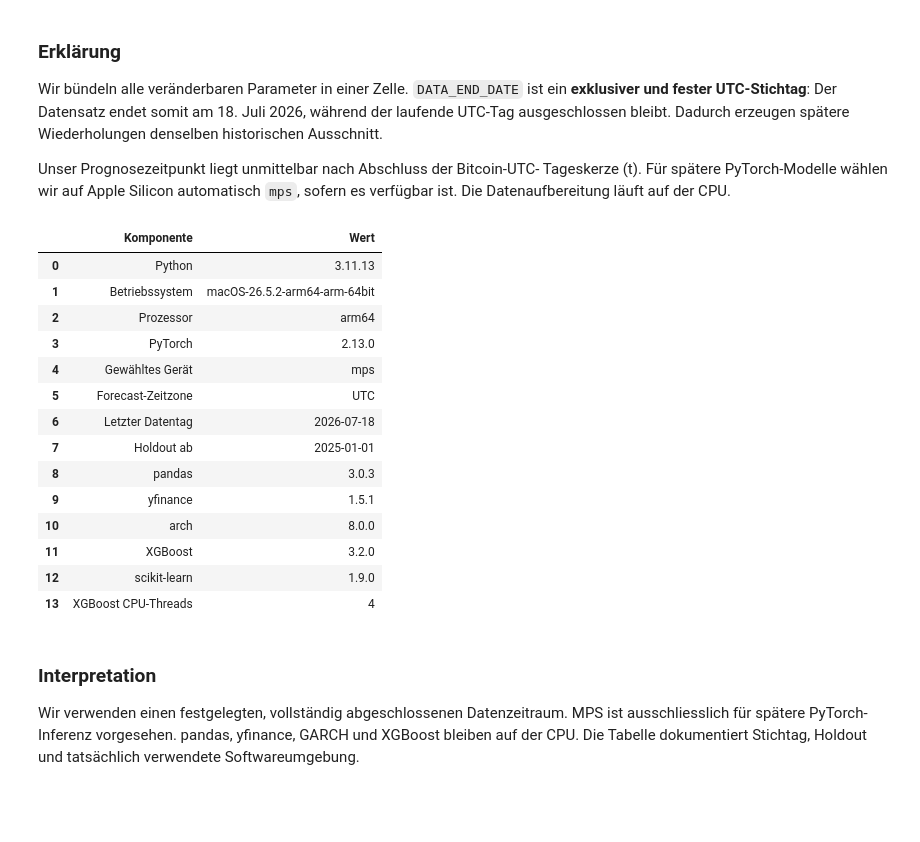
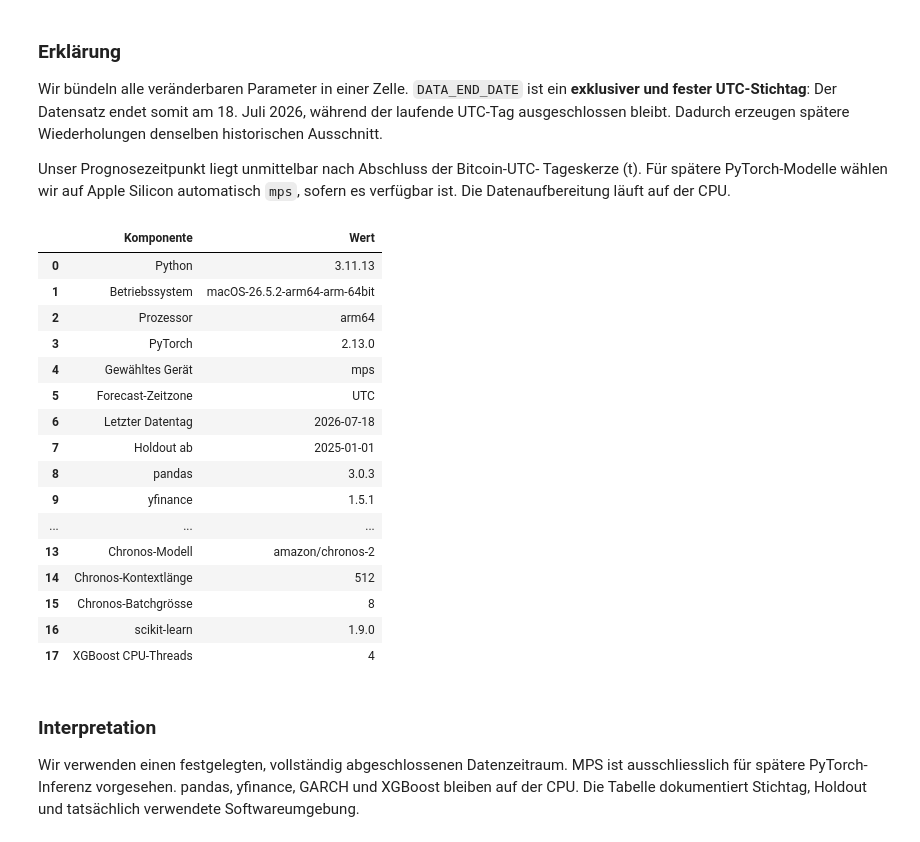
Before and after one commit to Steff72/CSP1, a Jupyter notebook: notebooks/bitcoin_volatility_forecasting.ipynb, the cells around one changed output. Saved outputs shown, nothing was run; the diff lists cells and outputs as text; code cells hidden in the pictures; blank space fills up the shorter version.

```diff
--- a/notebooks/bitcoin_volatility_forecasting.ipynb
+++ b/notebooks/bitcoin_volatility_forecasting.ipynb
@@ -71,6 +77,10 @@ HOLDOUT_START = pd.Timestamp("2025-01-01")
 VALIDATION_YEARS = [2021, 2022, 2023, 2024]
 EVALUATION_STEP_DAYS = 7
 XGBOOST_N_JOBS = max(1, min(4, os.cpu_count() or 1))
+CHRONOS_MODEL_ID = "amazon/chronos-2"
+CHRONOS_CONTEXT_LENGTH = 512
+CHRONOS_BATCH_SIZE = 8
+CHRONOS_QUANTILES = [0.1, 0.5, 0.9]
 
 # Refuse a cutoff that could include a still-running UTC candle
 data_end_timestamp = pd.Timestamp(DATA_END_DATE)
@@ -149,6 +159,10 @@ environment_table = pd.DataFrame(
             "yfinance",
             "arch",
             "XGBoost",
+            "chronos-forecasting",
+            "Chronos-Modell",
+            "Chronos-Kontextlänge",
+            "Chronos-Batchgrösse",
             "scikit-learn",
             "XGBoost CPU-Threads",
         ],
@@ -156,37 +170,43 @@ environment_table = pd.DataFrame(
             platform.python_version(),
             platform.platform(),
             platform.machine(),
             TORCH_VERSION,
             DEVICE,
             FORECAST_TIMEZONE,
             last_included_date.date(),
             HOLDOUT_START.date(),
             installed_version("pandas"),
             installed_version("yfinance"),
             installed_version("arch"),
             installed_version("xgboost"),
+            installed_version("chronos-forecasting"),
+            CHRONOS_MODEL_ID,
+            CHRONOS_CONTEXT_LENGTH,
+            CHRONOS_BATCH_SIZE,
             installed_version("scikit-learn"),
             XGBOOST_N_JOBS,
         ],
     }
 )
 display(environment_table)
 # %% [output]
 |  | Komponente | Wert |
 | 0 | Python | 3.11.13 |
 | 1 | Betriebssystem | macOS-26.5.2-arm64-arm-64bit |
 | 2 | Prozessor | arm64 |
 | 3 | PyTorch | 2.13.0 |
 | 4 | Gewähltes Gerät | mps |
 | 5 | Forecast-Zeitzone | UTC |
 | 6 | Letzter Datentag | 2026-07-18 |
 | 7 | Holdout ab | 2025-01-01 |
 | 8 | pandas | 3.0.3 |
 | 9 | yfinance | 1.5.1 |
-| 10 | arch | 8.0.0 |
-| 11 | XGBoost | 3.2.0 |
-| 12 | scikit-learn | 1.9.0 |
-| 13 | XGBoost CPU-Threads | 4 |
+| ... | ... | ... |
+| 13 | Chronos-Modell | amazon/chronos-2 |
+| 14 | Chronos-Kontextlänge | 512 |
+| 15 | Chronos-Batchgrösse | 8 |
+| 16 | scikit-learn | 1.9.0 |
+| 17 | XGBoost CPU-Threads | 4 |
 # %% [markdown]
 ### Interpretation
 
```
Also changed, not shown: parts of 17 cells of this notebook, 3 other files.
